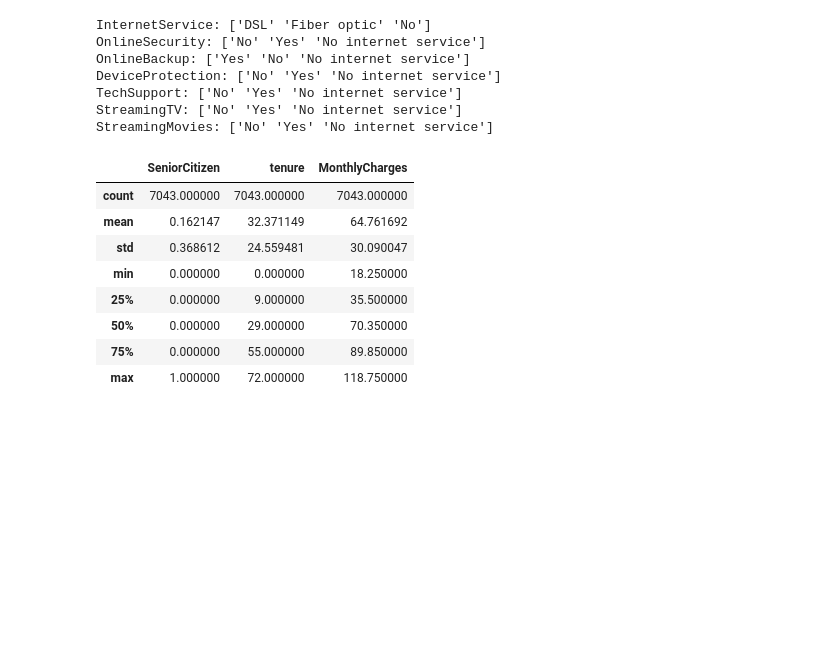
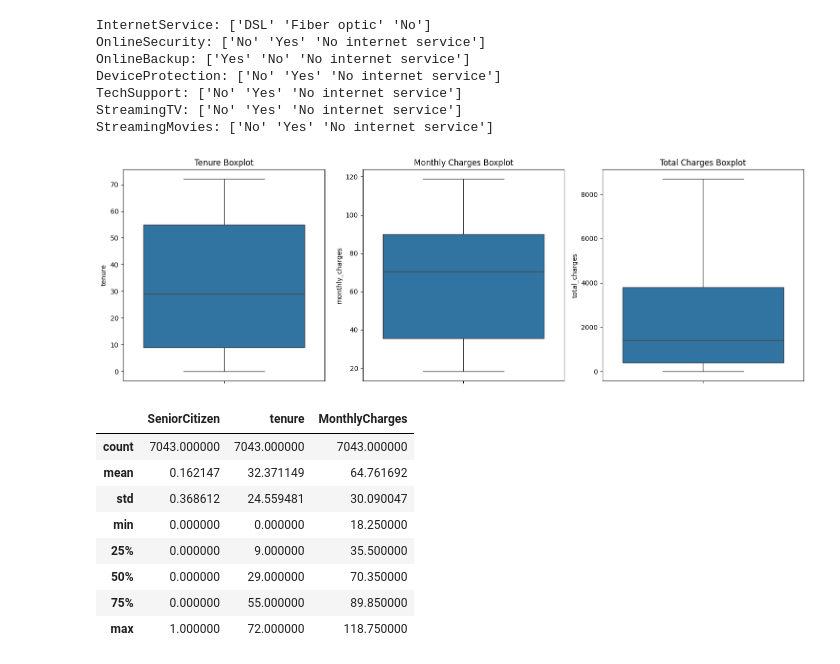
Before and after one commit to NurulAldi/customer-churn-analysis, a Jupyter notebook: notebooks/data_cleaning.ipynb, the cells around one changed output. Saved outputs shown, nothing was run; the diff lists cells and outputs as text; code cells hidden in the pictures; blank space fills up the shorter version.

```diff
--- a/notebooks/data_cleaning.ipynb
+++ b/notebooks/data_cleaning.ipynb
@@ -80,6 +82,22 @@ DeviceProtection: ['No' 'Yes' 'No internet service']
 TechSupport: ['No' 'Yes' 'No internet service']
 StreamingTV: ['No' 'Yes' 'No internet service']
 StreamingMovies: ['No' 'Yes' 'No internet service']
+# %%
+fig, axes = plt.subplots(1, 3, figsize=(15, 5))
+
+sns.boxplot(data=df, y='tenure', ax=axes[0])
+axes[0].set_title('Tenure Boxplot')
+
+sns.boxplot(data=df, y='monthly_charges', ax=axes[1])
+axes[1].set_title('Monthly Charges Boxplot')
+
+sns.boxplot(data=df, y='total_charges', ax=axes[2])
+axes[2].set_title('Total Charges Boxplot')
+
+plt.tight_layout()
+plt.show()
+# %% [output]
+[figure, added]
 # %%
 df.describe()
 # %% [output]
```
Also changed, not shown: parts of 6 cells of this notebook, 2 other files.
